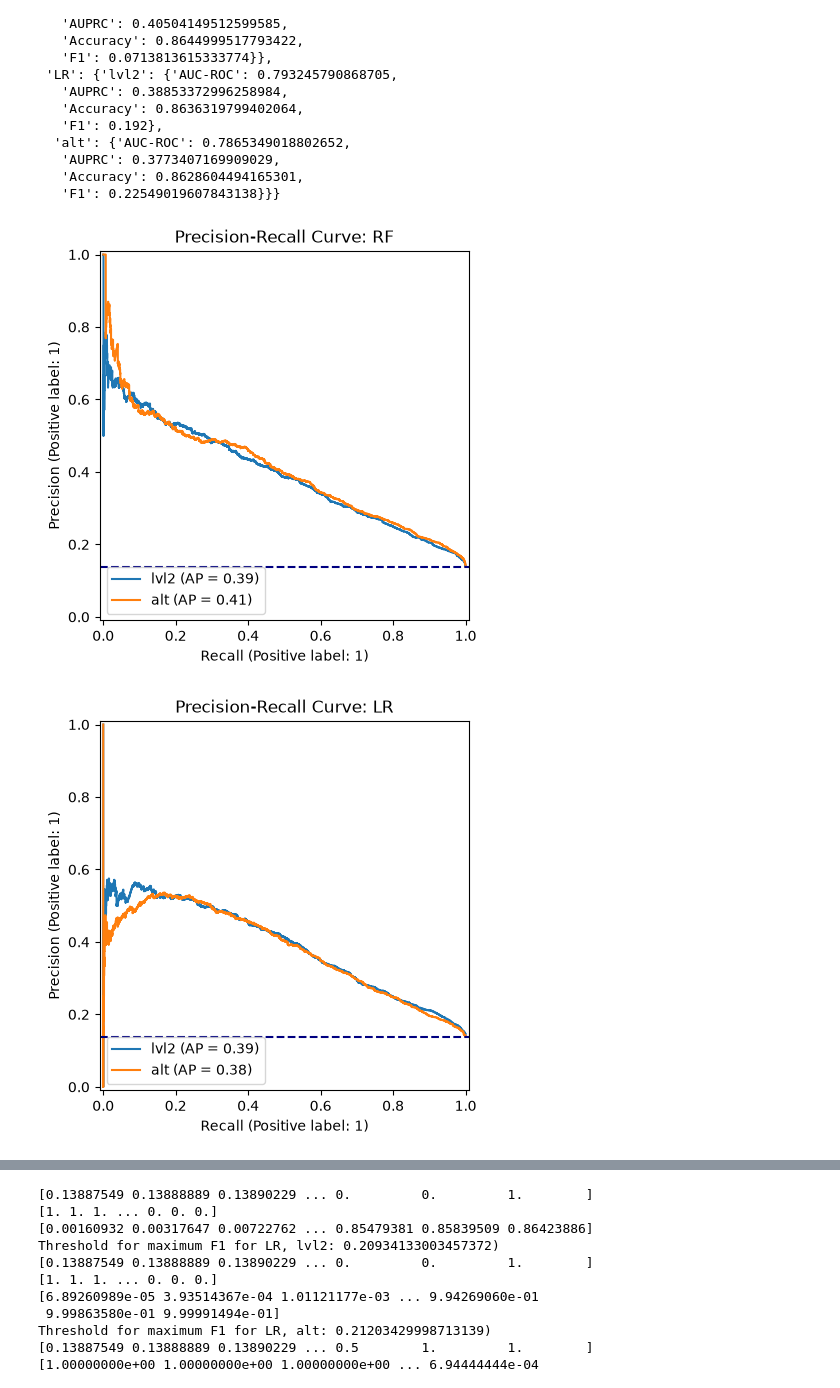
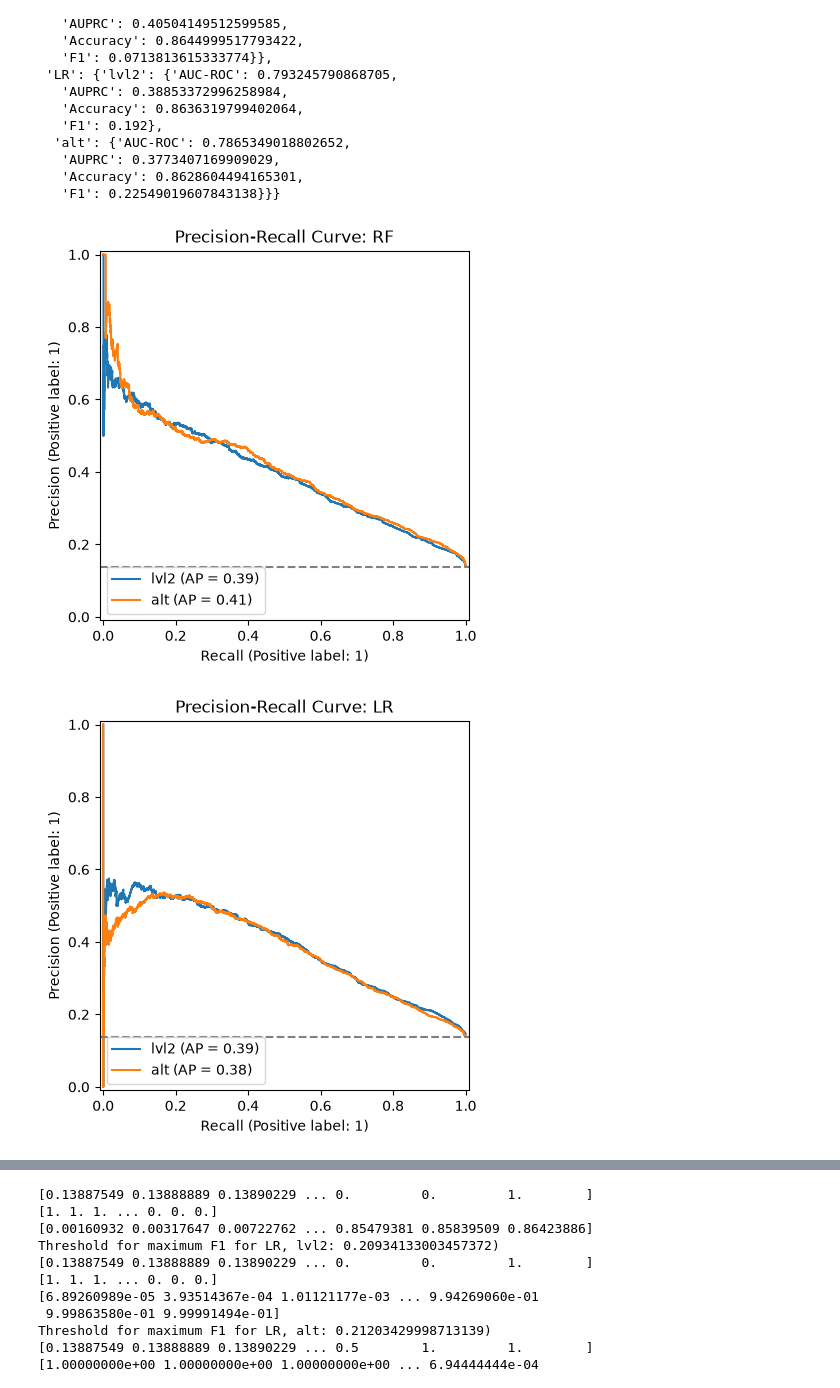
Before and after one commit to LizCrellin/msc_mimic_project, a Jupyter notebook: notebooks/1_Understand_Wang_pipeline.ipynb, the cells around one changed output, grey strips where cells are left out. Cells and saved outputs as stored; diff of their text form; code cells hidden in the pictures.

```diff
--- a/notebooks/1_Understand_Wang_pipeline.ipynb
+++ b/notebooks/1_Understand_Wang_pipeline.ipynb
@@ -825,25 +825,25 @@ for model_name in ('RF', 'LR'):
 # %%
 # Precision-recall curve for both models together
 
 flat_test = {'lvl2': lvl2_flat_test, 'alt': alt_flat_test}
 for model_name in ('RF', 'LR'):
     fig, ax = plt.subplots()
     for n in ('lvl2', 'alt'):
         best_M = results[model_name][n][0]
         y_true = Ys_test['los_7']
         y_prob = best_M.predict_proba(flat_test[n])[:, 1]
 
         PrecisionRecallDisplay.from_predictions(y_true, y_prob, name = n, ax=ax)
 
     # baseline for random classifier
     prevalence = y_true.mean()
-    ax.axhline(y=prevalence, color='navy', linestyle='--', label='Random Classifier')
+    ax.axhline(y=prevalence, color='grey', linestyle='--', label='Random Classifier')
 
     ax.set_title(f'Precision-Recall Curve: {model_name}')
     fig.savefig(PLOTS_DIR / f'au_prc_{model_name}_both_representations.png')
 # %% [output]
-[figure, old version]
+[figure, new version]
-[figure, old version]
+[figure, new version]
 # %%
 # AUC-ROC curve for both models together
 
```
Also changed, not shown: parts of 3 cells of this notebook.
